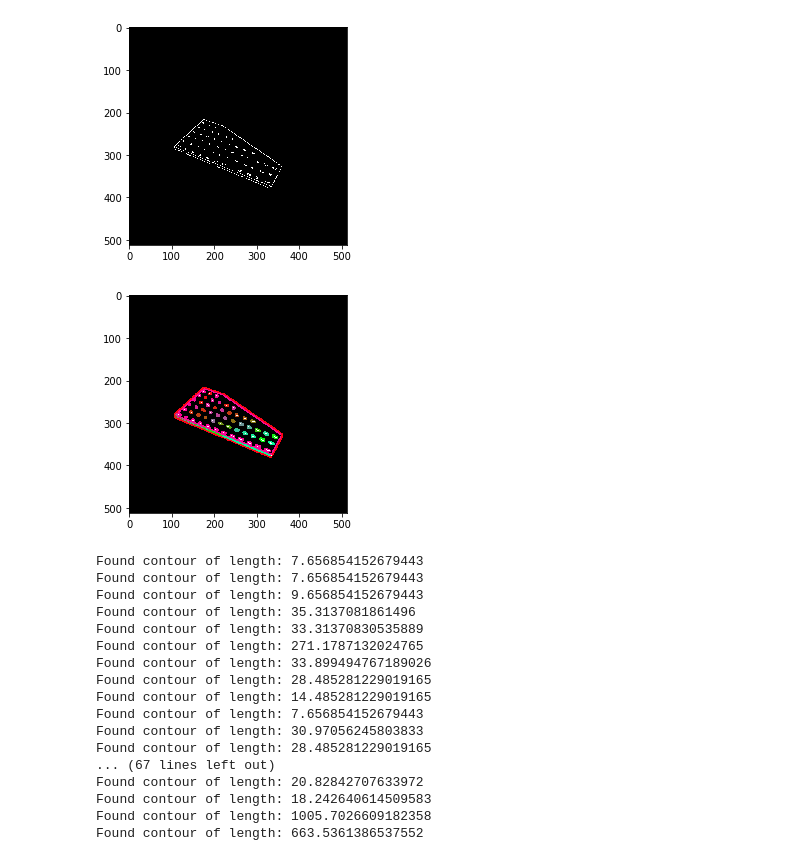
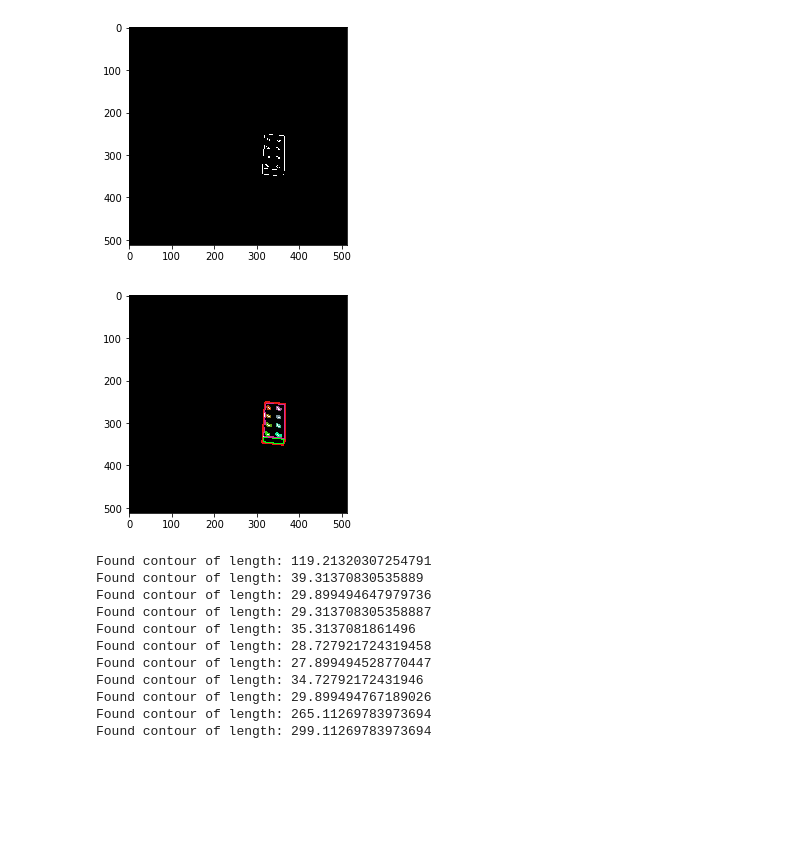
Before and after one commit to WHSnyder/Brickthrough, a Jupyter notebook: posenotebook.ipynb, the cells around one changed output. Saved outputs shown, nothing was run; the diff lists cells and outputs as text; code cells hidden in the pictures; blank space fills up the shorter version.

```diff
--- a/posenotebook.ipynb
+++ b/posenotebook.ipynb
@@ -4,39 +4,47 @@ import cv2
 from matplotlib import pyplot as plt
 import sys
 import math
+import json
+import re
 
 %matplotlib inline
 
 
+expr = re.compile("([-]?[0-9]*\.[0-9]{4})")
+
+
+datadir = "/Users/will/projects/legoproj/data_oneofeach/brick_oneofeach/"
 img0 = cv2.imread('wing2.png',0)
-img = cv2.imread('/Users/will/projects/legoproj/data_oneofeach/studs_oneofeach/2_studs_a.png')
+img = cv2.imread(datadir + '2_brick_a.png')
+
 
 gray = cv2.cvtColor(img,cv2.COLOR_BGR2GRAY)
 gray = cv2.bilateralFilter(gray, 11, 17, 17)
 
 
 edged = cv2.Canny(gray, 30, 200)
 '''
 cv2.imshow('Edges', edged)
 if cv2.waitKey(0) & 0xff == 27:
    cv2.destroyAllWindows()
 '''
 plt.imshow(edged,cmap='gray')
 plt.show()
 
 kernel = np.ones((2,2), np.uint8)
 edged = cv2.dilate(edged, kernel, iterations=2)
 
 
 cv2.imshow('Dilated', edged)
+
 '''
 if cv2.waitKey(0) & 0xff == 27:
    cv2.destroyAllWindows()
 '''
 
 contours, hierarchy = cv2.findContours(edged, cv2.RETR_LIST, cv2.CHAIN_APPROX_SIMPLE)
 # %% [output]
-[figure, old version]
+[figure, new version]
 # %%
 img1 = cv2.cvtColor(edged,cv2.COLOR_GRAY2RGB)
 
@@ -56,22 +64,16 @@ for contour in contours:
     perimeter = cv2.arcLength(contour,True)
     print("Found contour of length: " + str(perimeter))
 # %% [output]
-[figure, old version]
+[figure, new version]
-Found contour of length: 7.656854152679443
-Found contour of length: 7.656854152679443
-Found contour of length: 9.656854152679443
+Found contour of length: 119.21320307254791
+Found contour of length: 39.31370830535889
+Found contour of length: 29.899494647979736
+Found contour of length: 29.313708305358887
 Found contour of length: 35.3137081861496
-Found contour of length: 33.31370830535889
-Found contour of length: 271.1787132024765
-Found contour of length: 33.899494767189026
-Found contour of length: 28.485281229019165
-Found contour of length: 14.485281229019165
-Found contour of length: 7.656854152679443
-Found contour of length: 30.97056245803833
-Found contour of length: 28.485281229019165
-... (67 lines left out)
-Found contour of length: 20.82842707633972
-Found contour of length: 18.242640614509583
-Found contour of length: 1005.7026609182358
-Found contour of length: 663.5361386537552
+Found contour of length: 28.727921724319458
+Found contour of length: 27.899494528770447
+Found contour of length: 34.72792172431946
+Found contour of length: 29.899494767189026
+Found contour of length: 265.11269783973694
+Found contour of length: 299.11269783973694
 # %%
```
Also changed, not shown: parts of 16 cells of this notebook, 3 other files.
